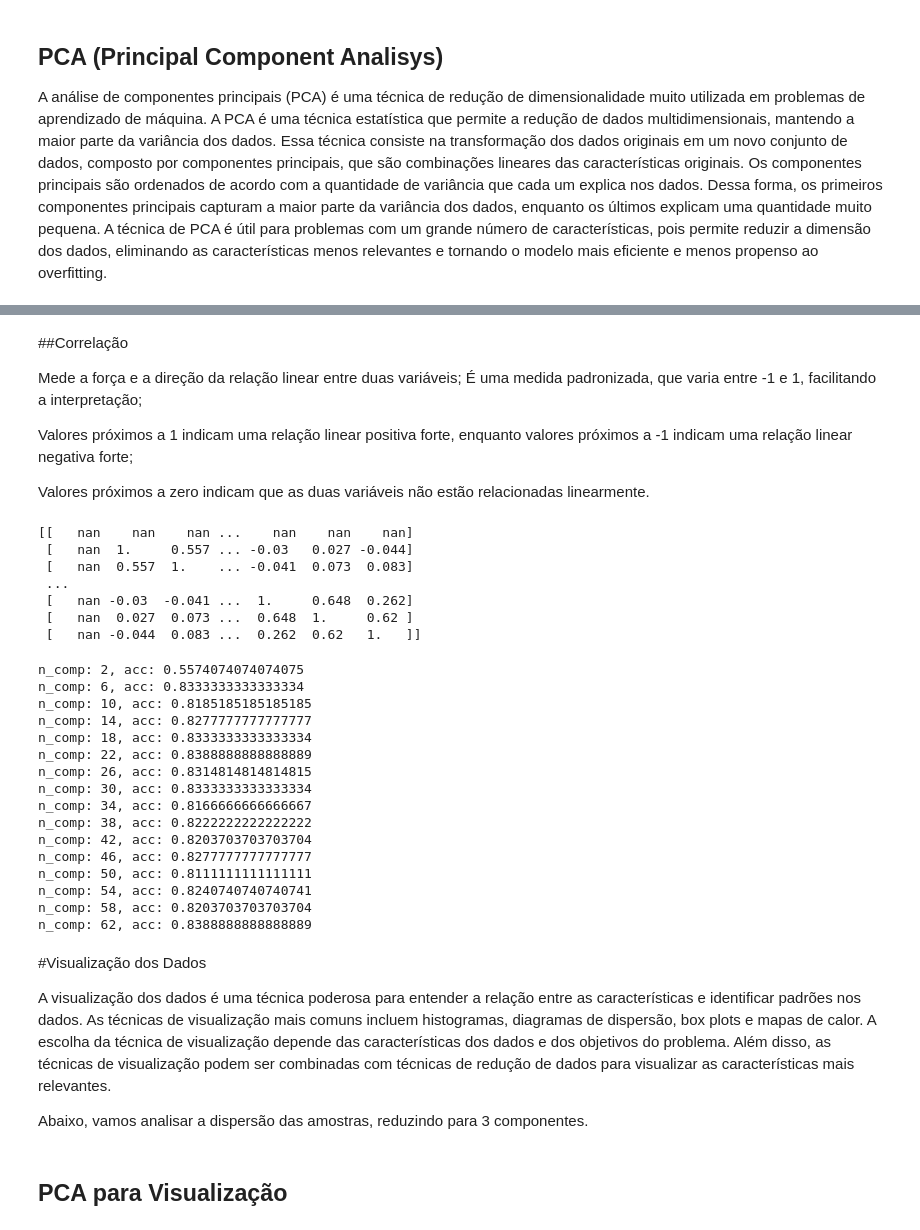
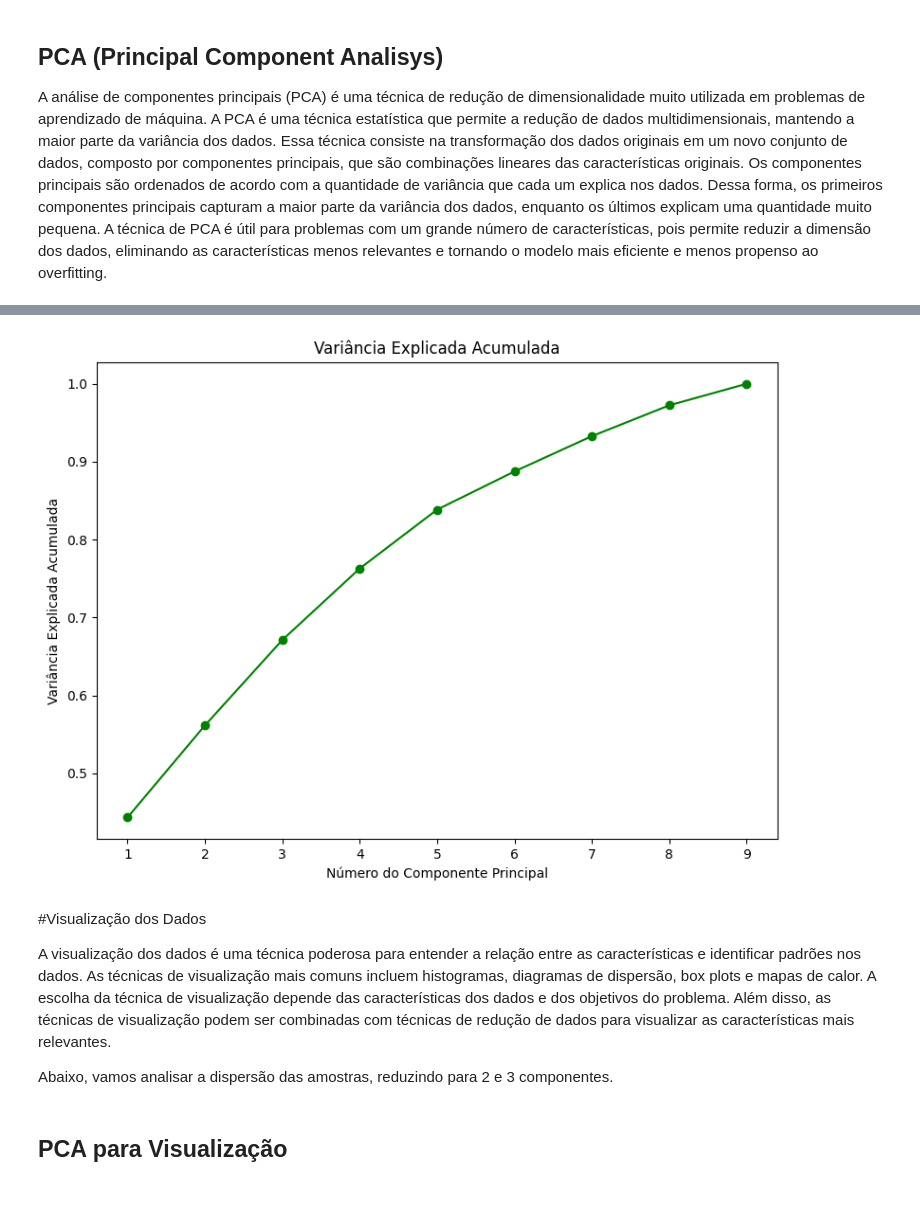
Before and after one commit to andrehochuli/teaching, a Jupyter notebook: Extensão-DS/Tópico 03 - Normalizacao&Reducao.ipynb, the cells around one changed output, grey strips where cells are left out. Cells and saved outputs as stored; diff of their text form; code cells hidden in the pictures; blank space fills up the shorter version.

```diff
--- a/Extensão-DS/Tópico 03 - Normalizacao&Reducao.ipynb
+++ b/Extensão-DS/Tópico 03 - Normalizacao&Reducao.ipynb
@@ -294,56 +116,32 @@ print(cov_matrix)
-# %% [markdown]
-##Correlação
-
-Mede a força e a direção da relação linear entre duas variáveis;
-É uma medida padronizada, que varia entre -1 e 1, facilitando a interpretação;
-
-Valores próximos a 1 indicam uma relação linear positiva forte, enquanto valores próximos a -1 indicam uma relação linear negativa forte;
-
-Valores próximos a zero indicam que as duas variáveis não estão relacionadas linearmente.
-# %%
-corr_matrix = cov_matrix / np.outer(np.sqrt(np.diag(cov_matrix)), np.sqrt(np.diag(cov_matrix)))
-print(corr_matrix)
-# %% [output]
-[[   nan    nan    nan ...    nan    nan    nan]
- [   nan  1.     0.557 ... -0.03   0.027 -0.044]
- [   nan  0.557  1.    ... -0.041  0.073  0.083]
- ...
- [   nan -0.03  -0.041 ...  1.     0.648  0.262]
- [   nan  0.027  0.073 ...  0.648  1.     0.62 ]
- [   nan -0.044  0.083 ...  0.262  0.62   1.   ]]
-# %%
-for n_comp in range(2,n_features,4):
-  pca = PCA(n_components=n_comp)
-  reduced_data = pca.fit_transform(X)
-  X_train, X_test, y_train, y_test = train_test_split(reduced_data, y, test_size=0.3, random_state=0)
-
-  clf = DecisionTreeClassifier(random_state=0)
-  clf.fit(X_train, y_train)
-  preds = clf.predict(X_test)
-  print(f'n_comp: {n_comp}, acc: {accuracy_score(y_test,preds)}')
-  #print(classification_report(y_test,preds))
-# %% [output]
-n_comp: 2, acc: 0.5574074074074075
-n_comp: 6, acc: 0.8333333333333334
-n_comp: 10, acc: 0.8185185185185185
-n_comp: 14, acc: 0.8277777777777777
-n_comp: 18, acc: 0.8333333333333334
-n_comp: 22, acc: 0.8388888888888889
-n_comp: 26, acc: 0.8314814814814815
-n_comp: 30, acc: 0.8333333333333334
-n_comp: 34, acc: 0.8166666666666667
-n_comp: 38, acc: 0.8222222222222222
-n_comp: 42, acc: 0.8203703703703704
-n_comp: 46, acc: 0.8277777777777777
-n_comp: 50, acc: 0.8111111111111111
-n_comp: 54, acc: 0.8240740740740741
-n_comp: 58, acc: 0.8203703703703704
-n_comp: 62, acc: 0.8388888888888889
+# %%
+pca = PCA()
+pca_result = pca.fit_transform(df_scaled)
+
+# Criar DataFrame para os componentes principais
+pca_df = pd.DataFrame(pca_result, columns=[f'PC{i+1}' for i in range(len(column_filter))])
+
+# Variância explicada
+explained_variance_ratio = pca.explained_variance_ratio_
+cumulative_variance_ratio = np.cumsum(explained_variance_ratio)
+
+# Visualizar os componentes principais
+plt.figure(figsize=(8, 6))
+
+
+plt.plot(range(1, len(cumulative_variance_ratio) + 1), cumulative_variance_ratio, 'o-', color='green')
+plt.title('Variância Explicada Acumulada')
+plt.xlabel('Número do Componente Principal')
+plt.ylabel('Variância Explicada Acumulada')
+
+plt.tight_layout()
+plt.show()
+# %% [output]
+[figure, added]
 # %% [markdown]
 #Visualização dos Dados
 
 A visualização dos dados é uma técnica poderosa para entender a relação entre as características e identificar padrões nos dados. As técnicas de visualização mais comuns incluem histogramas, diagramas de dispersão, box plots e mapas de calor. A escolha da técnica de visualização depende das características dos dados e dos objetivos do problema. Além disso, as técnicas de visualização podem ser combinadas com técnicas de redução de dados para visualizar as características mais relevantes.
 
-Abaixo, vamos analisar a dispersão das amostras, reduzindo para 3 componentes.
+Abaixo, vamos analisar a dispersão das amostras, reduzindo para 2 e 3 componentes.
 # %% [markdown]
 ## PCA para Visualização
```
Also changed, not shown: parts of 31 cells of this notebook.
